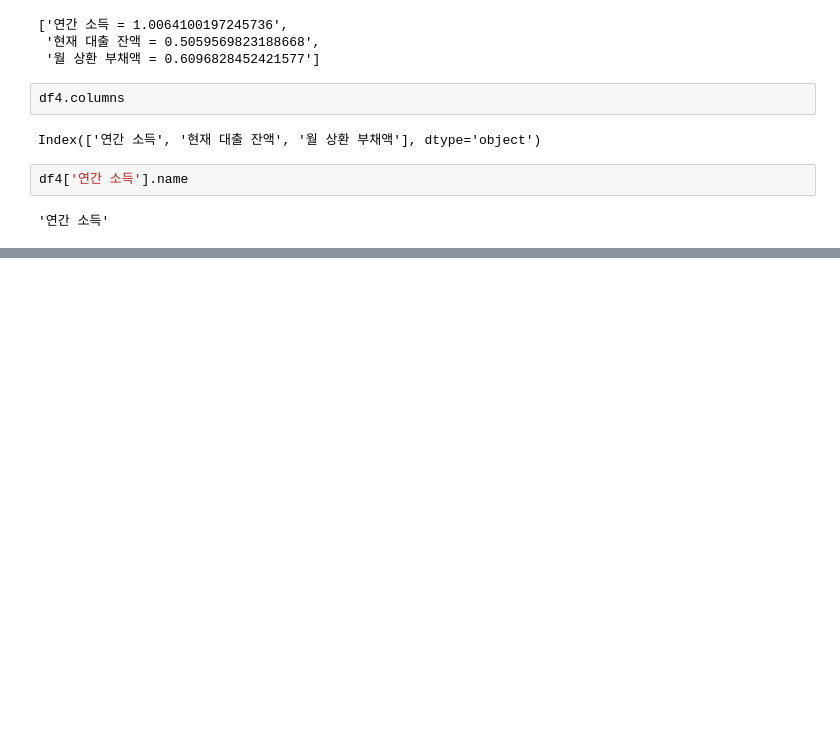
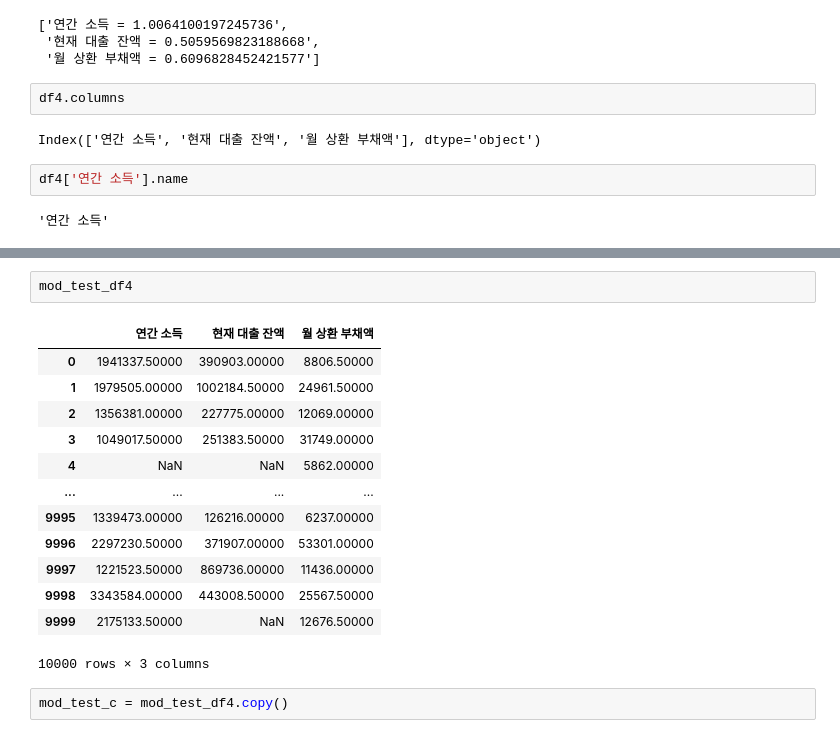
Before and after one commit to jayiuk/default-pred, a Jupyter notebook: module_test.ipynb, the cells around one changed output, grey strips where cells are left out. Drawn from its saved outputs; the diff is of its cells as text; blank space fills up the shorter version.

```diff
--- a/module_test.ipynb
+++ b/module_test.ipynb
@@ -262,0 +286,18 @@ df4['연간 소득'].name
+# %%
+mod_test_df4
+# %% [output]
+|  | 연간 소득 | 현재 대출 잔액 | 월 상환 부채액 |
+| 0 | 1941337.50000 | 390903.00000 | 8806.50000 |
+| 1 | 1979505.00000 | 1002184.50000 | 24961.50000 |
+| 2 | 1356381.00000 | 227775.00000 | 12069.00000 |
+| 3 | 1049017.50000 | 251383.50000 | 31749.00000 |
+| 4 | NaN | NaN | 5862.00000 |
+| ... | ... | ... | ... |
+| 9995 | 1339473.00000 | 126216.00000 | 6237.00000 |
+| 9996 | 2297230.50000 | 371907.00000 | 53301.00000 |
+| 9997 | 1221523.50000 | 869736.00000 | 11436.00000 |
+| 9998 | 3343584.00000 | 443008.50000 | 25567.50000 |
+| 9999 | 2175133.50000 | NaN | 12676.50000 |
+10000 rows × 3 columns
+# %%
+mod_test_c = mod_test_df4.copy()
```
Also changed, not shown: parts of 2 cells of this notebook, 2 other files.
